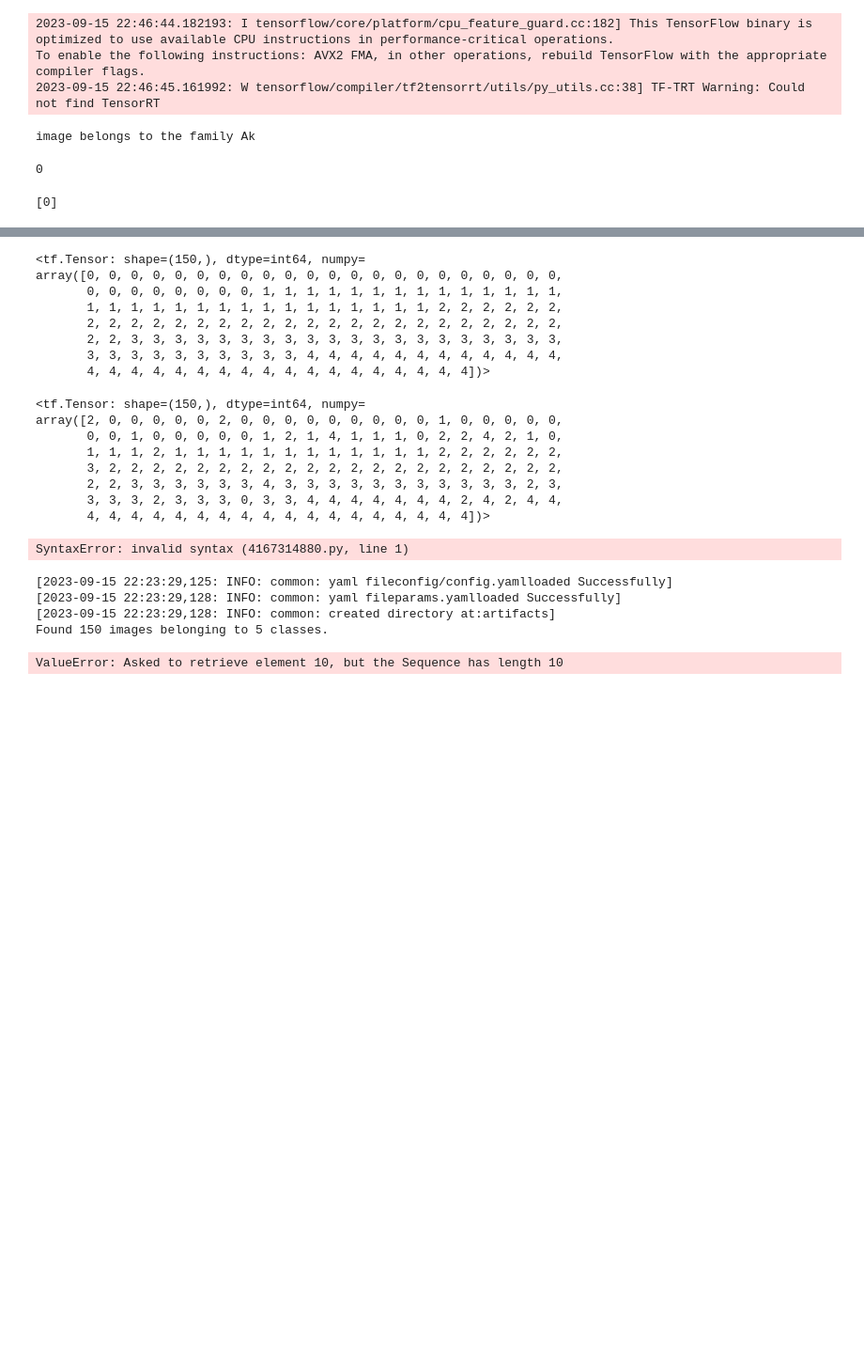
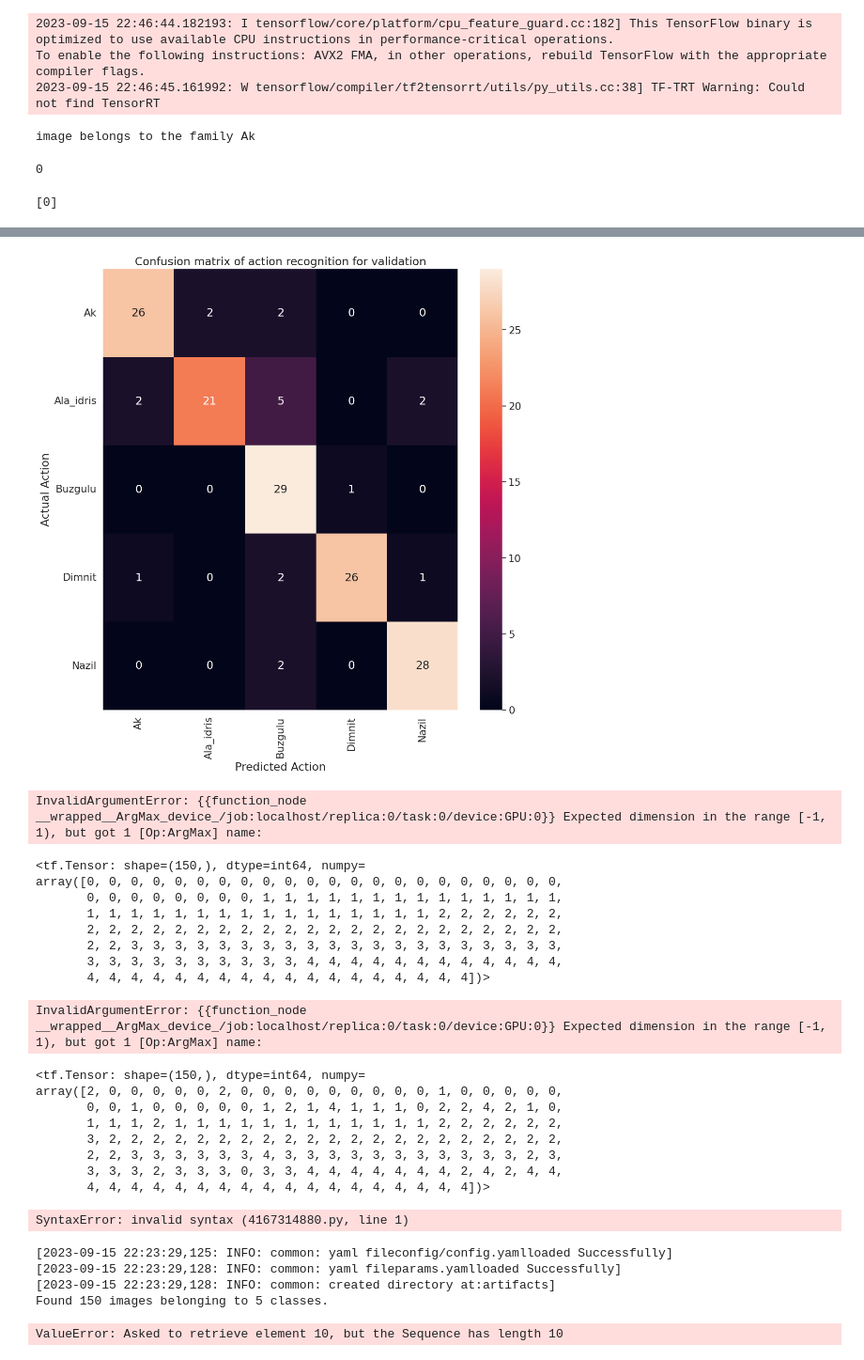
Before and after one commit to rsmeghana8/Grapevine_Leaf_Classification, a Jupyter notebook: research/05_model_evaluation.ipynb, the cells around one changed output, grey strips where cells are left out. Shown at 94% size. Saved outputs shown, nothing was run; the diff lists cells and outputs as text; code cells hidden in the pictures; blank space fills up the shorter version.

```diff
--- a/research/05_model_evaluation.ipynb
+++ b/research/05_model_evaluation.ipynb
@@ -86,6 +86,8 @@ class Evaluation:
     def __init__(self, config: EvaluationConfig):
         self.config = config
         self.test_labels = []
+        self.labels = ['Ak', 'Ala_idris', 'Buzgulu', 'Dimnit','Nazil']
+
 
 
     def _valid_generator(self):
@@ -138,8 +140,8 @@ class Evaluation:
         self.predicted = tf.concat(predicted, axis=0)
         self.predicted = tf.argmax(predicted, axis=1)
 
-        self.test_labels = tf.concat(self.test_labels, axis=0)
-        self.test_labels = tf.argmax(self.test_labels, axis=1)
+        #self.test_labels = tf.concat(self.test_labels, axis=0)
+        #self.actual = tf.argmax(self.test_labels, axis=1)
 
 
     def save_score(self):
@@ -147,18 +149,38 @@ class Evaluation:
         save_json(path=Path("scores.json"), data=scores)
 
     def plot_cm(self):
-        labels = ['Ak', 'Ala_idris', 'Buzgulu', 'Dimnit,Nazil']
-        cm = tf.math.confusion_matrix(self.test_labels, self.predicted)
+        self.actual = tf.argmax(self.test_labels, axis=1)
+        cm = tf.math.confusion_matrix(self.actual, self.predicted)
         ax = sns.heatmap(cm, annot=True, fmt='g')
         sns.set(rc={'figure.figsize':(12, 12)})
         sns.set(font_scale=1.4)
-        ax.set_title('Confusion matrix of action recognition for ' + validation)
+        ax.set_title('Confusion matrix of action recognition for ' + 'validation')
         ax.set_xlabel('Predicted Action')
         ax.set_ylabel('Actual Action')
         plt.xticks(rotation=90)
         plt.yticks(rotation=0)
-        ax.xaxis.set_ticklabels(labels)
-        ax.yaxis.set_ticklabels(labels)
+        ax.xaxis.set_ticklabels(self.labels)
+        ax.yaxis.set_ticklabels(self.labels)
+
+    def metrics(self):
+        self.actual = tf.argmax(self.test_labels, axis=1)
+
+        cm = tf.math.confusion_matrix(self.actual, self.predicted)
+        tp = np.diag(cm) # Diagonal represents true positives
+        precision = dict()
+        recall = dict()
+        for i in range(len(self.labels)):
+          col = cm[:, i]
+          fp = np.sum(col) - tp[i] # Sum of column minus true positive is false negative
+
+          row = cm[i, :]
+          fn = np.sum(row) - tp[i] # Sum of row minus true positive, is false negative
+
+          precision[self.labels[i]] = tp[i] / (tp[i] + fp) # Precision
+
+          recall[self.labels[i]] = tp[i] / (tp[i] + fn) # Recall
+
+        return precision, recall
 # %%
 config = ConfigurationManager()
 val_config = config.get_validation_config()
@@ -183,2 +209,10 @@ NameError: name 'model' is not defined
+# %%
+evaluation.plot_cm()
+# %% [output]
+[figure, added]
+# %%
+evaluation.plot_cm()
+# %% [output]
+InvalidArgumentError: {{function_node __wrapped__ArgMax_device_/job:localhost/replica:0/task:0/device:GPU:0}} Expected dimension in the range [-1, 1), but got 1 [Op:ArgMax] name:
 # %%
 test = evaluation.test_labels
@@ -194,6 +227,10 @@ array([0, 0, 0, 0, 0, 0, 0, 0, 0, 0, 0, 0, 0, 0, 0, 0, 0, 0, 0, 0, 0, 0,
        2, 2, 3, 3, 3, 3, 3, 3, 3, 3, 3, 3, 3, 3, 3, 3, 3, 3, 3, 3, 3, 3,
        3, 3, 3, 3, 3, 3, 3, 3, 3, 3, 4, 4, 4, 4, 4, 4, 4, 4, 4, 4, 4, 4,
        4, 4, 4, 4, 4, 4, 4, 4, 4, 4, 4, 4, 4, 4, 4, 4, 4, 4])>
+# %%
+tf.argmax( test_1, axis=1)
+# %% [output]
+InvalidArgumentError: {{function_node __wrapped__ArgMax_device_/job:localhost/replica:0/task:0/device:GPU:0}} Expected dimension in the range [-1, 1), but got 1 [Op:ArgMax] name:
 # %%
 evaluation.predicted
 # %% [output]
```
Also changed, not shown: parts of 3 cells of this notebook, 1 other file.
